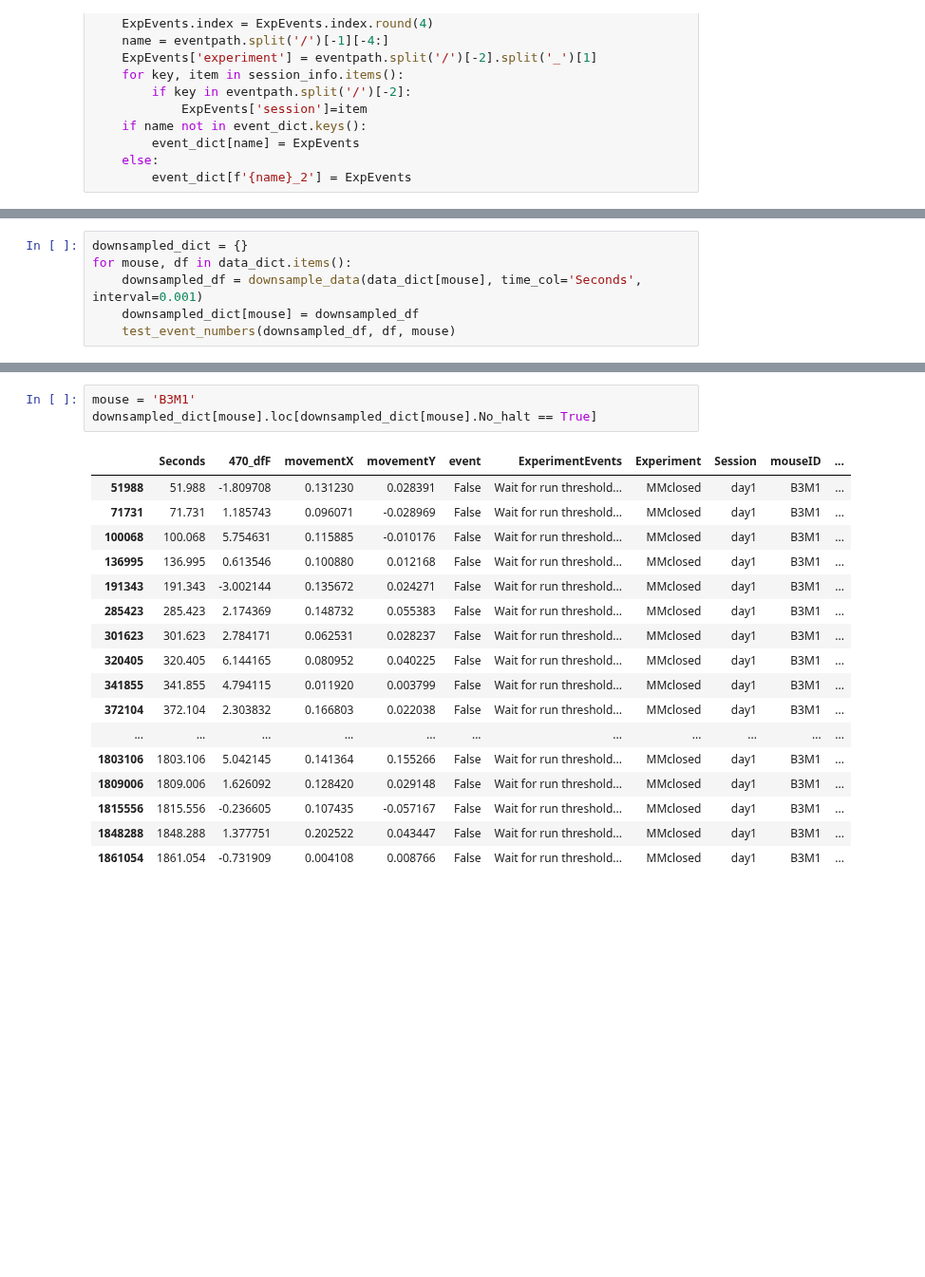
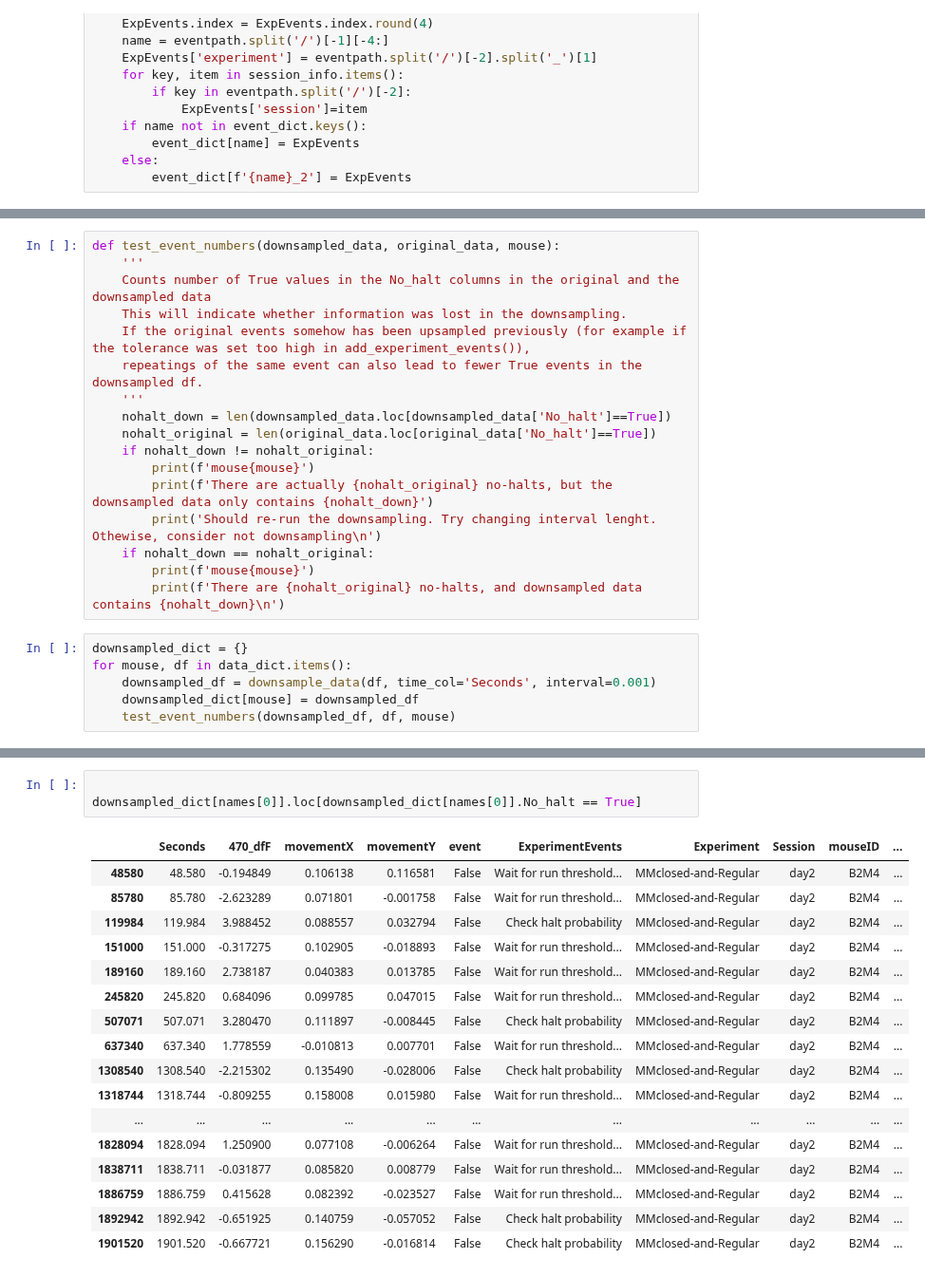
Before and after one commit to ikharitonov/vestibular_vr_pipeline, a Jupyter notebook: Reading_H5files.ipynb, the cells around one changed output, grey strips where cells are left out. Shown at 95% size. Saved outputs shown, nothing was run; the diff lists cells and outputs as text; blank space fills up the shorter version.

Commit message:
Several changes
Changes to utils.py are partly for using two different ways of extracting data

Added a regular mismatch analysis

```diff
--- a/Reading_H5files.ipynb
+++ b/Reading_H5files.ipynb
@@ -415,7 +396,24 @@ def test_event_numbers(downsampled_data, original_data, mouse):
+# %%
+def test_event_numbers(downsampled_data, original_data, mouse):
+    '''
+    Counts number of True values in the No_halt columns in the original and the downsampled data
+    This will indicate whether information was lost in the downsampling.
+    If the original events somehow has been upsampled previously (for example if the tolerance was set too high in add_experiment_events()),
+    repeatings of the same event can also lead to fewer True events in the downsampled df.
+    '''
+    nohalt_down = len(downsampled_data.loc[downsampled_data['No_halt']==True])
+    nohalt_original = len(original_data.loc[original_data['No_halt']==True])
+    if nohalt_down != nohalt_original:
+        print(f'mouse{mouse}')
+        print(f'There are actually {nohalt_original} no-halts, but the downsampled data only contains {nohalt_down}')
+        print('Should re-run the downsampling. Try changing interval lenght. Othewise, consider not downsampling\n')
+    if nohalt_down == nohalt_original:
+        print(f'mouse{mouse}')
+        print(f'There are {nohalt_original} no-halts, and downsampled data contains {nohalt_down}\n')
 # %%
 downsampled_dict = {}
 for mouse, df in data_dict.items():
-    downsampled_df = downsample_data(data_dict[mouse], time_col='Seconds', interval=0.001)
+    downsampled_df = downsample_data(df, time_col='Seconds', interval=0.001)
     downsampled_dict[mouse] = downsampled_df
     test_event_numbers(downsampled_df, df, mouse)
 # %% [output]
@@ -436,21 +435,21 @@ There are 41 no-halts, and downsampled data contains 41
 # %%
-mouse = 'B3M1'
-downsampled_dict[mouse].loc[downsampled_dict[mouse].No_halt == True]
+
+downsampled_dict[names[0]].loc[downsampled_dict[names[0]].No_halt == True]
 # %% [output]
 |  | Seconds | 470_dfF | movementX | movementY | event | ExperimentEvents | Experiment | Session | mouseID | ... |
-| 51988 | 51.988 | -1.809708 | 0.131230 | 0.028391 | False | Wait for run threshold... | MMclosed | day1 | B3M1 | ... |
-| 71731 | 71.731 | 1.185743 | 0.096071 | -0.028969 | False | Wait for run threshold... | MMclosed | day1 | B3M1 | ... |
-| 100068 | 100.068 | 5.754631 | 0.115885 | -0.010176 | False | Wait for run threshold... | MMclosed | day1 | B3M1 | ... |
-| 136995 | 136.995 | 0.613546 | 0.100880 | 0.012168 | False | Wait for run threshold... | MMclosed | day1 | B3M1 | ... |
-| 191343 | 191.343 | -3.002144 | 0.135672 | 0.024271 | False | Wait for run threshold... | MMclosed | day1 | B3M1 | ... |
-| 285423 | 285.423 | 2.174369 | 0.148732 | 0.055383 | False | Wait for run threshold... | MMclosed | day1 | B3M1 | ... |
-| 301623 | 301.623 | 2.784171 | 0.062531 | 0.028237 | False | Wait for run threshold... | MMclosed | day1 | B3M1 | ... |
-| 320405 | 320.405 | 6.144165 | 0.080952 | 0.040225 | False | Wait for run threshold... | MMclosed | day1 | B3M1 | ... |
-| 341855 | 341.855 | 4.794115 | 0.011920 | 0.003799 | False | Wait for run threshold... | MMclosed | day1 | B3M1 | ... |
-| 372104 | 372.104 | 2.303832 | 0.166803 | 0.022038 | False | Wait for run threshold... | MMclosed | day1 | B3M1 | ... |
+| 48580 | 48.580 | -0.194849 | 0.106138 | 0.116581 | False | Wait for run threshold... | MMclosed-and-Regular | day2 | B2M4 | ... |
+| 85780 | 85.780 | -2.623289 | 0.071801 | -0.001758 | False | Wait for run threshold... | MMclosed-and-Regular | day2 | B2M4 | ... |
+| 119984 | 119.984 | 3.988452 | 0.088557 | 0.032794 | False | Check halt probability | MMclosed-and-Regular | day2 | B2M4 | ... |
+| 151000 | 151.000 | -0.317275 | 0.102905 | -0.018893 | False | Wait for run threshold... | MMclosed-and-Regular | day2 | B2M4 | ... |
+| 189160 | 189.160 | 2.738187 | 0.040383 | 0.013785 | False | Wait for run threshold... | MMclosed-and-Regular | day2 | B2M4 | ... |
+| 245820 | 245.820 | 0.684096 | 0.099785 | 0.047015 | False | Wait for run threshold... | MMclosed-and-Regular | day2 | B2M4 | ... |
+| 507071 | 507.071 | 3.280470 | 0.111897 | -0.008445 | False | Check halt probability | MMclosed-and-Regular | day2 | B2M4 | ... |
+| 637340 | 637.340 | 1.778559 | -0.010813 | 0.007701 | False | Wait for run threshold... | MMclosed-and-Regular | day2 | B2M4 | ... |
+| 1308540 | 1308.540 | -2.215302 | 0.135490 | -0.028006 | False | Check halt probability | MMclosed-and-Regular | day2 | B2M4 | ... |
+| 1318744 | 1318.744 | -0.809255 | 0.158008 | 0.015980 | False | Wait for run threshold... | MMclosed-and-Regular | day2 | B2M4 | ... |
 | ... | ... | ... | ... | ... | ... | ... | ... | ... | ... | ... |
-| 1803106 | 1803.106 | 5.042145 | 0.141364 | 0.155266 | False | Wait for run threshold... | MMclosed | day1 | B3M1 | ... |
-| 1809006 | 1809.006 | 1.626092 | 0.128420 | 0.029148 | False | Wait for run threshold... | MMclosed | day1 | B3M1 | ... |
-| 1815556 | 1815.556 | -0.236605 | 0.107435 | -0.057167 | False | Wait for run threshold... | MMclosed | day1 | B3M1 | ... |
-| 1848288 | 1848.288 | 1.377751 | 0.202522 | 0.043447 | False | Wait for run threshold... | MMclosed | day1 | B3M1 | ... |
-| 1861054 | 1861.054 | -0.731909 | 0.004108 | 0.008766 | False | Wait for run threshold... | MMclosed | day1 | B3M1 | ... |
+| 1828094 | 1828.094 | 1.250900 | 0.077108 | -0.006264 | False | Wait for run threshold... | MMclosed-and-Regular | day2 | B2M4 | ... |
+| 1838711 | 1838.711 | -0.031877 | 0.085820 | 0.008779 | False | Wait for run threshold... | MMclosed-and-Regular | day2 | B2M4 | ... |
+| 1886759 | 1886.759 | 0.415628 | 0.082392 | -0.023527 | False | Wait for run threshold... | MMclosed-and-Regular | day2 | B2M4 | ... |
+| 1892942 | 1892.942 | -0.651925 | 0.140759 | -0.057052 | False | Check halt probability | MMclosed-and-Regular | day2 | B2M4 | ... |
+| 1901520 | 1901.520 | -0.667721 | 0.156290 | -0.016814 | False | Check halt probability | MMclosed-and-Regular | day2 | B2M4 | ... |
```
Also changed, not shown: parts of 24 cells of this notebook, 4 other files.
